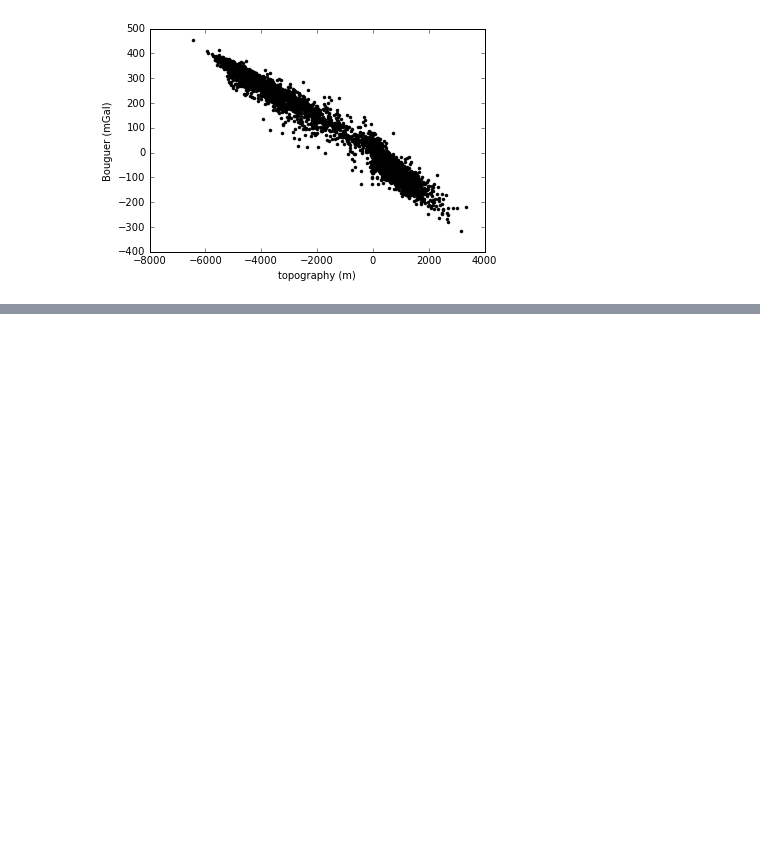
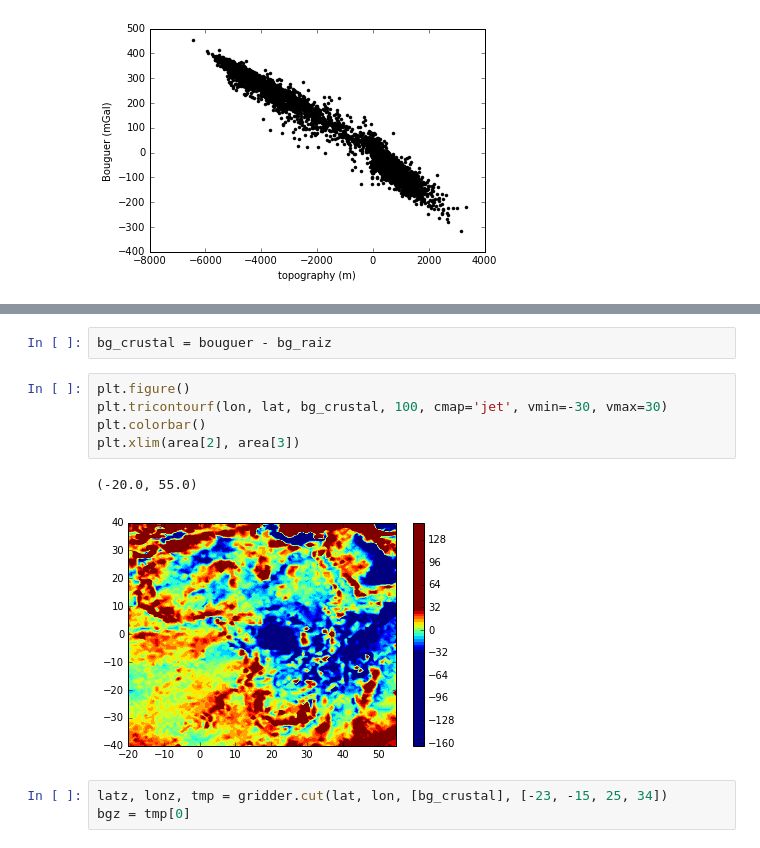
Before and after one commit to leouieda/africa-gravity, a Jupyter notebook: data_processing.ipynb, the cells around one changed output, grey strips where cells are left out. Saved outputs shown, nothing was run; the diff lists cells and outputs as text; blank space fills up the shorter version.

```diff
--- a/data_processing.ipynb
+++ b/data_processing.ipynb
@@ -119,0 +166,13 @@ plt.ylabel('Bouguer (mGal)')
+# %%
+bg_crustal = bouguer - bg_raiz
+# %%
+plt.figure()
+plt.tricontourf(lon, lat, bg_crustal, 100, cmap='jet', vmin=-30, vmax=30)
+plt.colorbar()
+plt.xlim(area[2], area[3])
+# %% [output]
+(-20.0, 55.0)
+[figure, added]
+# %%
+latz, lonz, tmp = gridder.cut(lat, lon, [bg_crustal], [-23, -15, 25, 34])
+bgz = tmp[0]
```
Also changed, not shown: parts of 10 cells of this notebook.
